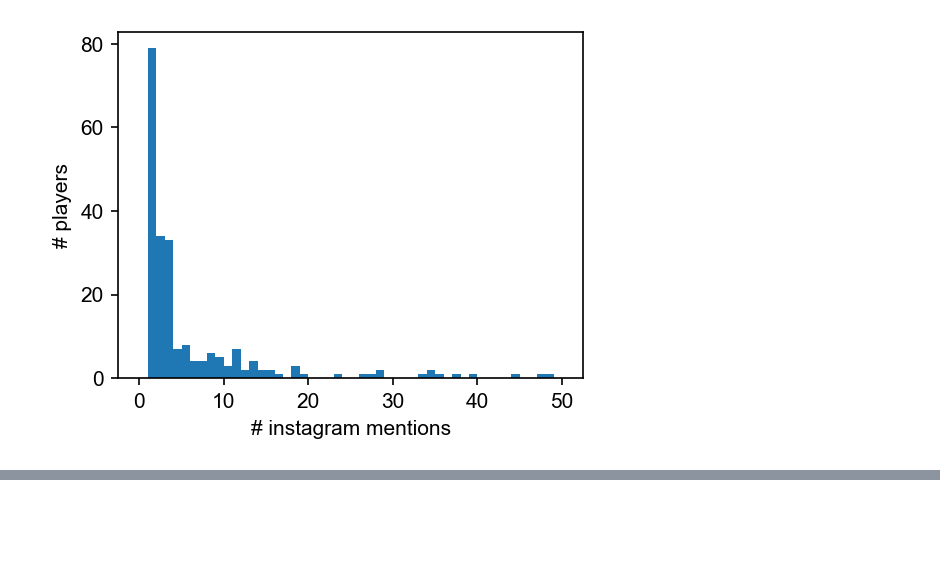
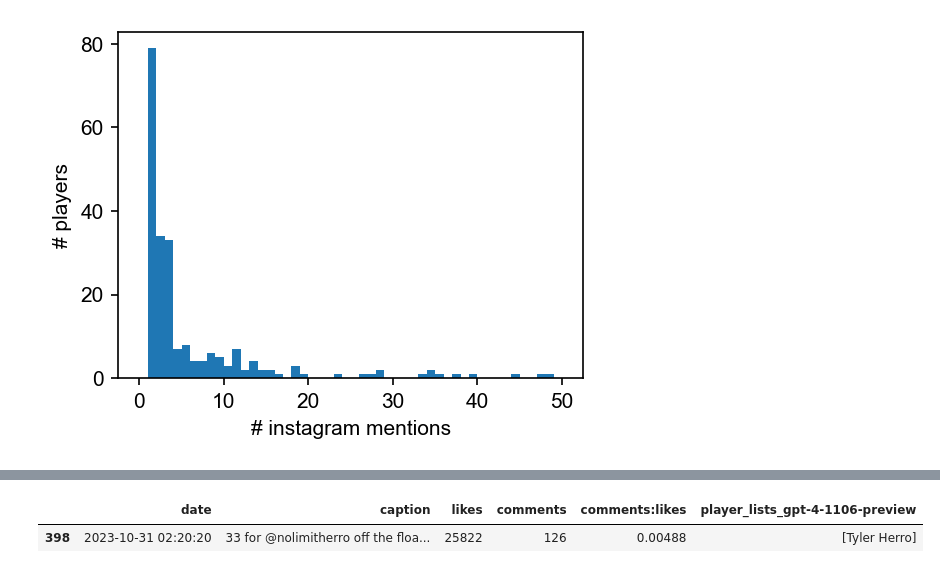
Before and after one commit to rmovva/NBAnalysis, a Jupyter notebook: parse-insta-captions.ipynb, the cells around one changed output, grey strips where cells are left out. Cells and saved outputs as stored; diff of their text form; code cells hidden in the pictures; blank space fills up the shorter version.

```diff
--- a/parse-insta-captions.ipynb
+++ b/parse-insta-captions.ipynb
@@ -391,3 +394,10 @@ Players with nonzero Instagram mentions or nominal playing time: 521
 # %%
 # Save this processed dataframe
 players_with_stats_df.to_csv('./data/202324_instagram_counts_and_stats.csv', index=True)
+# %%
+# Look for specific phrases to test pipeline
+phrase = '@nolimitherro'
+display(df[df['caption'].str.contains(phrase)].head(10))
+# %% [output]
+|  | date | caption | likes | comments | comments:likes | player_lists_gpt-4-1106-preview |
+| 398 | 2023-10-31 02:20:20 | 33 for @nolimitherro off the floa... | 25822 | 126 | 0.00488 | [Tyler Herro] |
```
Also changed, not shown: parts of 2 cells of this notebook, 2 other files.
